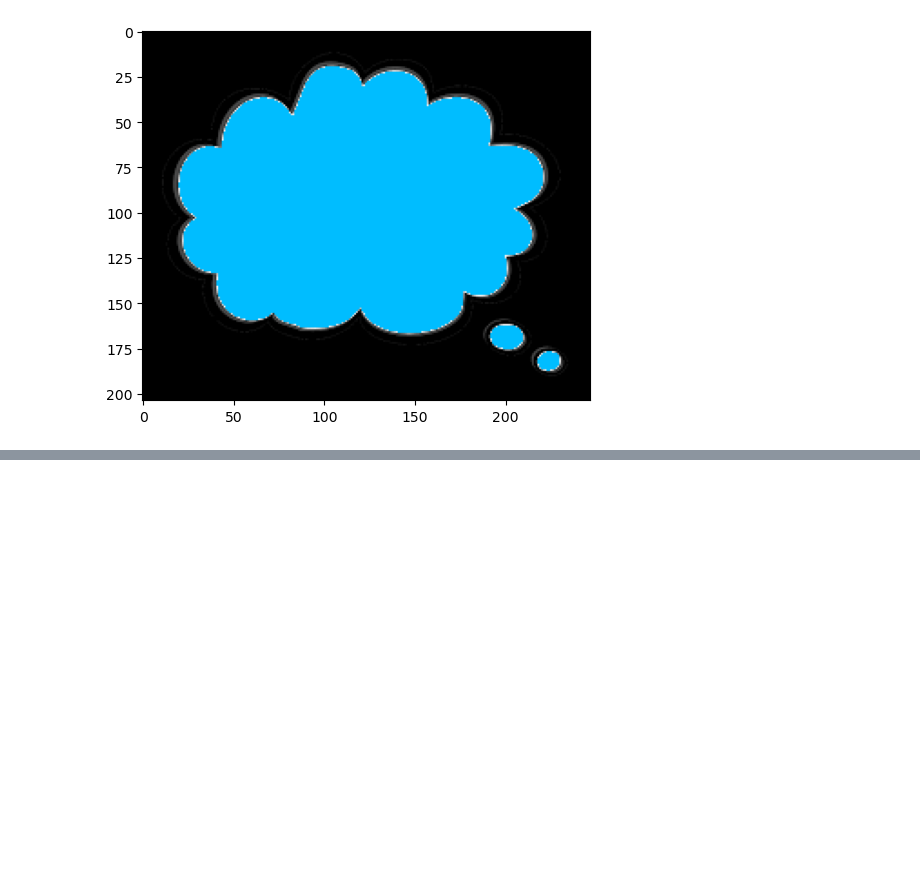
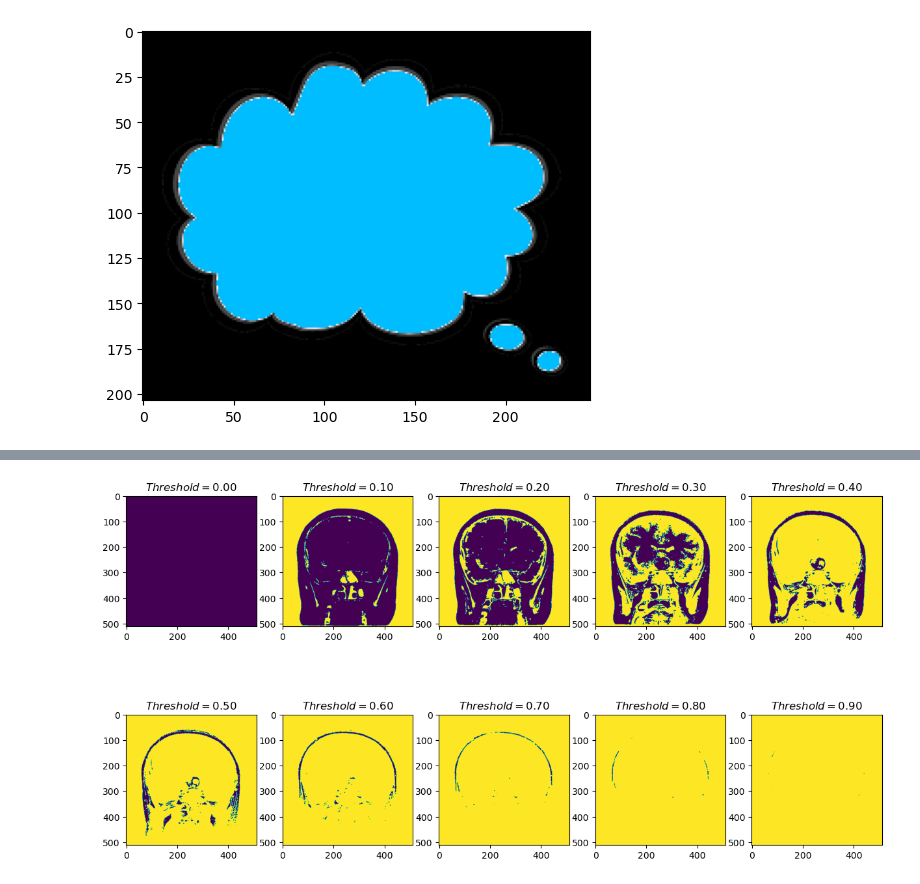
Before and after one commit to MorningStarTM/brain_cancer_detection, a Jupyter notebook: MRI brain image preprocessing.ipynb, the cells around one changed output, grey strips where cells are left out. Saved outputs shown, nothing was run; the diff lists cells and outputs as text; code cells hidden in the pictures; blank space fills up the shorter version.

```diff
--- a/MRI brain image preprocessing.ipynb
+++ b/MRI brain image preprocessing.ipynb
@@ -36,0 +59,13 @@ replaceColorFromImg(img, sc, rc)
+# %%
+skull = io.imread("E:\ML_test\Data\zipped\Copy of Tr-pi_0010.jpg")
+skull_gray = rgb2gray(skull)
+
+th_values = np.linspace(0, 1, 11)
+fig, axis = plt.subplots(2, 5, figsize=(15,8))
+
+for th, ax in zip(th_values, axis.flatten()):
+    sk_binarized = skull_gray < th
+    ax.imshow(sk_binarized)
+    ax.set_title('$Threshold = %.2f$' % th)
+# %% [output]
+[figure, added]
```
Also changed, not shown: parts of 1 cell of this notebook.
